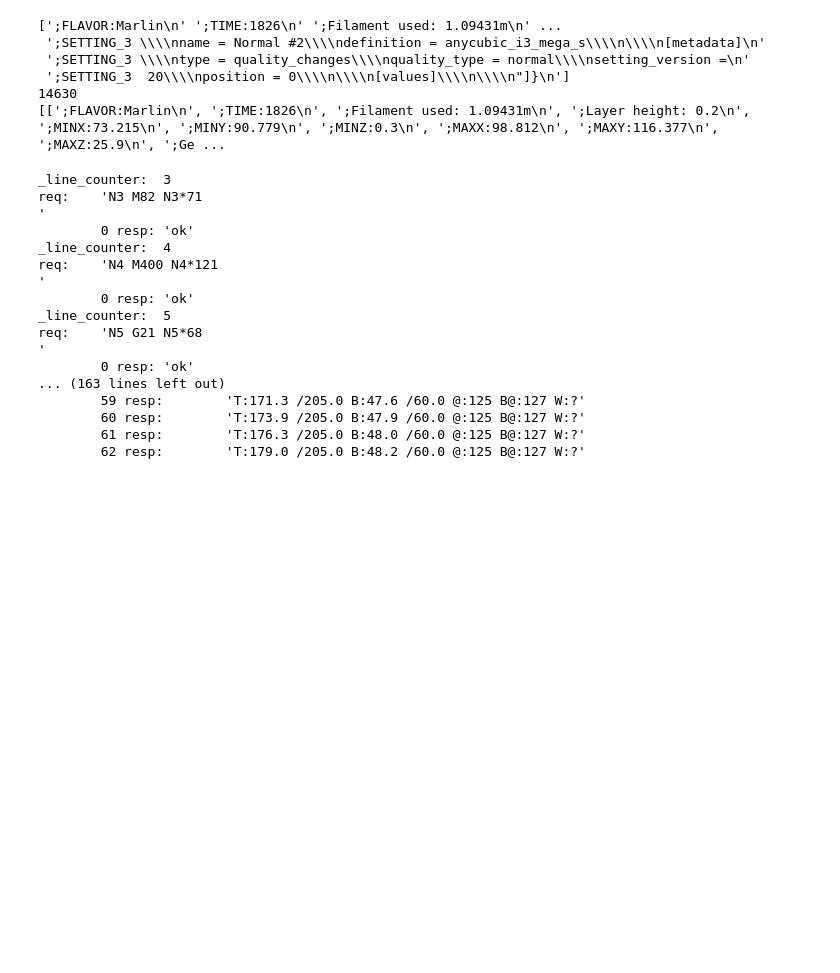
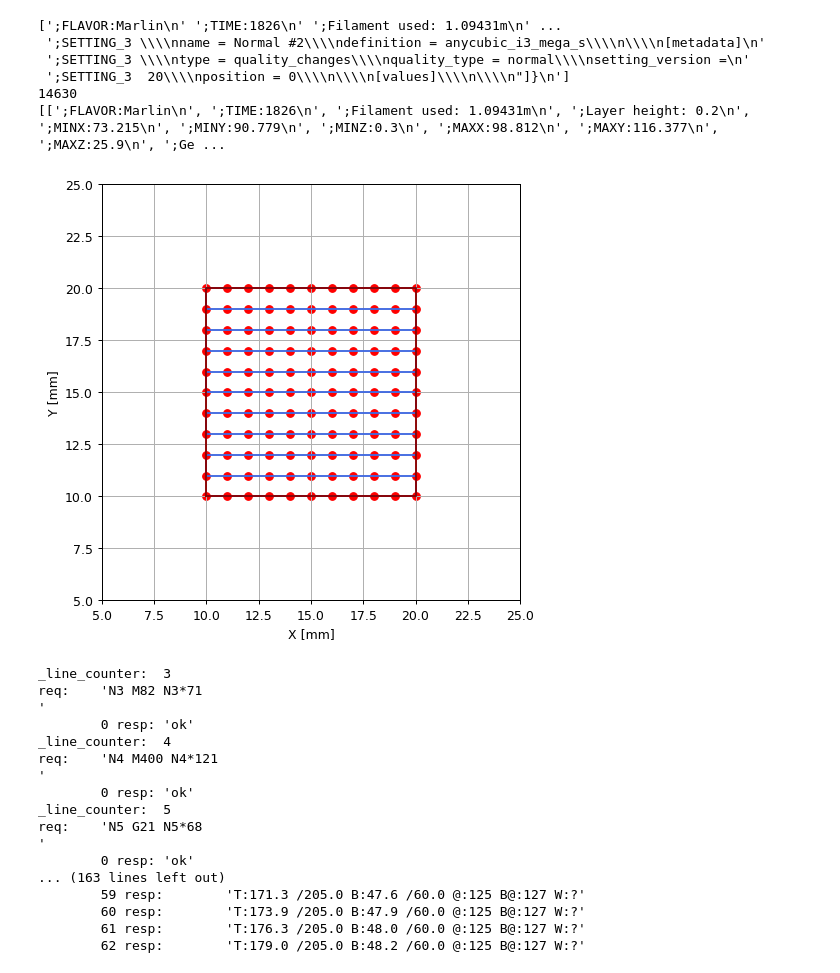
Before and after one commit to pdrabik223/MDMA, a Jupyter notebook: src/3d_investigation.ipynb, the cells around one changed output. Cells and saved outputs as stored; diff of their text form; code cells hidden in the pictures; blank space fills up the shorter version.

Commit message:
printer move visualisation

```diff
--- a/src/3d_investigation.ipynb
+++ b/src/3d_investigation.ipynb
@@ -69,3 +99,64 @@ print("no_layers: ", len(layers))
+# %%
+# %matplotlib inline
+
+import matplotlib
+# from matplotlib.figure import Figure
+import numpy as np
+import matplotlib.pyplot as plt
+
+# from plot_widgets.PrinterPathWidget2D import PrinterPathWidget2D
+
+# x = np.linspace(0, 3*np.pi, 500)
+# plt.plot(x, np.sin(x**2))
+# plt.title('A simple chirp')
+# plt.show()
+
+fig = plt.figure(figsize=(6, 6), dpi=90)
+fig.tight_layout()
+axes = fig.add_subplot(111)
+axes.set_xlabel("X [mm]")
+axes.set_ylabel("Y [mm]")
+axes.grid()
+
+antenna_x, antenna_y = zip(*scan_path.get_antenna_bounding_box())
+extruder_x, extruder_y = zip(*scan_path.get_extruder_bounding_box())
+
+global_x_min = min(antenna_x + extruder_x)
+global_y_min = min(antenna_y + extruder_y)
+
+global_x_max = max(antenna_x + extruder_x)
+global_y_max = max(antenna_y + extruder_y)
+
+axes.set_xlim((global_x_min - 5, global_x_max + 5))
+axes.set_ylim((global_y_min - 5, global_y_max + 5))
+
+path = [(point.x, point.y) for point in scan_path.get_extruder_path()]
+
+axes.plot(
+    *zip(*path),
+    color="royalblue",
+    label="Extruder path",
+)
+
+axes.scatter(
+    *zip(*path),
+    color="red",
+    label="Measurement extruder points",
+)
+
+bounding_box_points = scan_path.get_extruder_bounding_box()
+bounding_box_points.append(bounding_box_points[0])
+
+axes.plot(
+    *zip(*bounding_box_points),
+    color="darkred",
+    label="Printer extruder movement path boundaries",
+)
+axes.legend(loc="upper right", fancybox=True)
+
+plt.show()
+# %% [output]
+[figure, added]
 # %%
 
 current_height = 0.0
```
Also changed, not shown: parts of 2 cells of this notebook.
